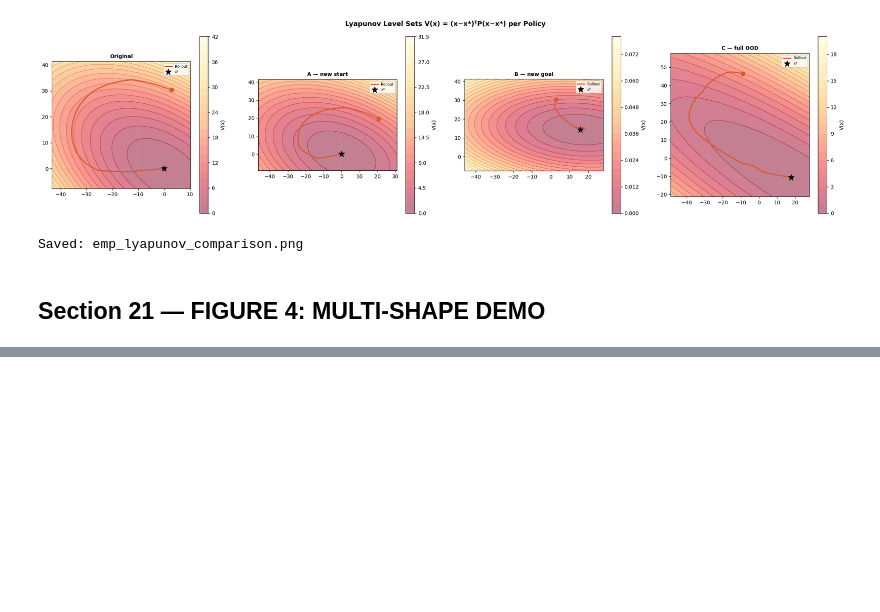
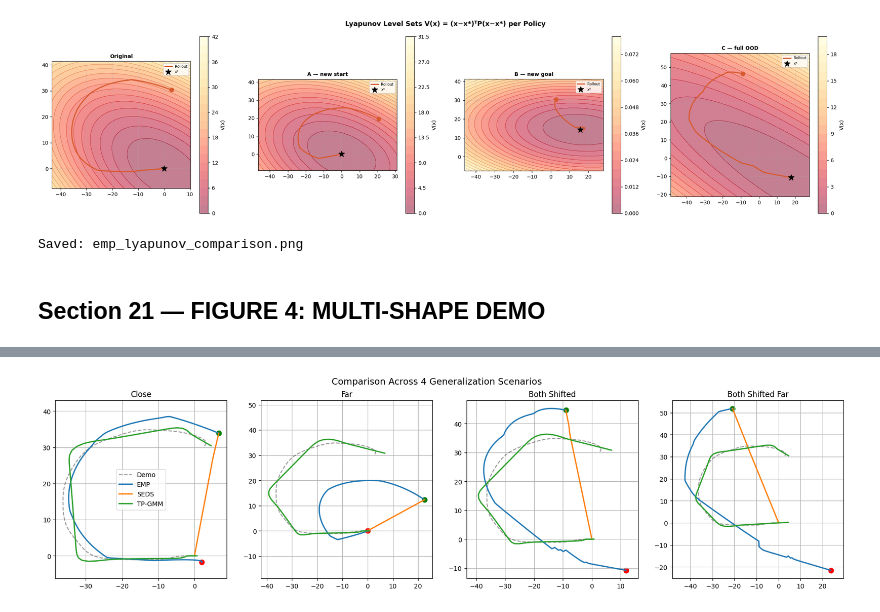
Before and after one commit to rayaanoidPrime/CP321_Imitation_Learning, a Jupyter notebook: project/notebooks/emp_lasa.ipynb, the cells around one changed output, grey strips where cells are left out. Saved outputs shown, nothing was run; the diff lists cells and outputs as text; code cells hidden in the pictures; blank space fills up the shorter version.

```diff
--- a/project/notebooks/emp_lasa.ipynb
+++ b/project/notebooks/emp_lasa.ipynb
@@ -1059,0 +1563,77 @@ print("Saved: emp_multi_shape.png")
+# %%
+# =========================
+# SCENARIOS (PAPER STYLE)
+# =========================
+
+span_x = pos[:,0].max() - pos[:,0].min()
+span_y = pos[:,1].max() - pos[:,1].min()
+
+scenarios = {
+    "Close": dict(
+        start = pos[0] + np.array([0.1*span_x, 0.1*span_y]),
+        goal  = pos[-1] + np.array([0.05*span_x, -0.05*span_y])
+    ),
+    "Far": dict(
+        start = pos[0] + np.array([0.5*span_x, -0.5*span_y]),
+        goal  = pos[-1]
+    ),
+    "Both Shifted": dict(
+        start = pos[0] + np.array([-0.3*span_x, 0.4*span_y]),
+        goal  = pos[-1] + np.array([0.3*span_x, -0.3*span_y])
+    ),
+    "Both Shifted Far": dict(
+        start = pos[0] + np.array([-0.6*span_x, 0.6*span_y]),
+        goal  = pos[-1] + np.array([0.6*span_x, -0.6*span_y])
+    ),
+}
+
+# =========================
+# PAPER STYLE PLOTS
+# =========================
+
+fig, axes = plt.subplots(1, 4, figsize=(22,5))
+
+for ax, (name, sc) in zip(axes, scenarios.items()):
+
+    # --- EMP ---
+    emp_policy = adapt_emp(
+        sc["start"], sc["goal"],
+        joints0, L_mat, Delta0,
+        frames0, priors_,
+        X, Xdot
+    )
+
+    traj_emp_sc = rollout(
+        sc["start"],
+        emp_policy["means"],
+        emp_policy["covs"],
+        emp_policy["priors"],
+        emp_policy["A_vals"],
+        emp_policy["x_star"]
+    )
+
+    # --- SEDS ---
+    traj_seds_sc = seds.rollout(sc["start"])
+
+    # --- TP-GMM ---
+    traj_tpgmm_sc = run_tpgmm(tpgmm_model, pos)
+
+    # --- Plot ---
+    ax.plot(pos[:,0], pos[:,1], 'k--', alpha=0.4, label="Demo")
+
+    ax.plot(traj_emp_sc[:,0], traj_emp_sc[:,1], label="EMP", linewidth=2)
+    ax.plot(traj_seds_sc[:,0], traj_seds_sc[:,1], label="SEDS", linewidth=2)
+    ax.plot(traj_tpgmm_sc[:,0], traj_tpgmm_sc[:,1], label="TP-GMM", linewidth=2)
+
+    ax.scatter(*sc["start"], c='green', s=60)
+    ax.scatter(*sc["goal"], c='red', s=60)
+
+    ax.set_title(name)
+    ax.axis("equal")
+    ax.grid(True)
+
+axes[0].legend()
+plt.suptitle("Comparison Across 4 Generalization Scenarios", fontsize=14)
+plt.show()
+# %% [output]
+[figure, added]
```
Also changed, not shown: parts of 15 cells of this notebook.
